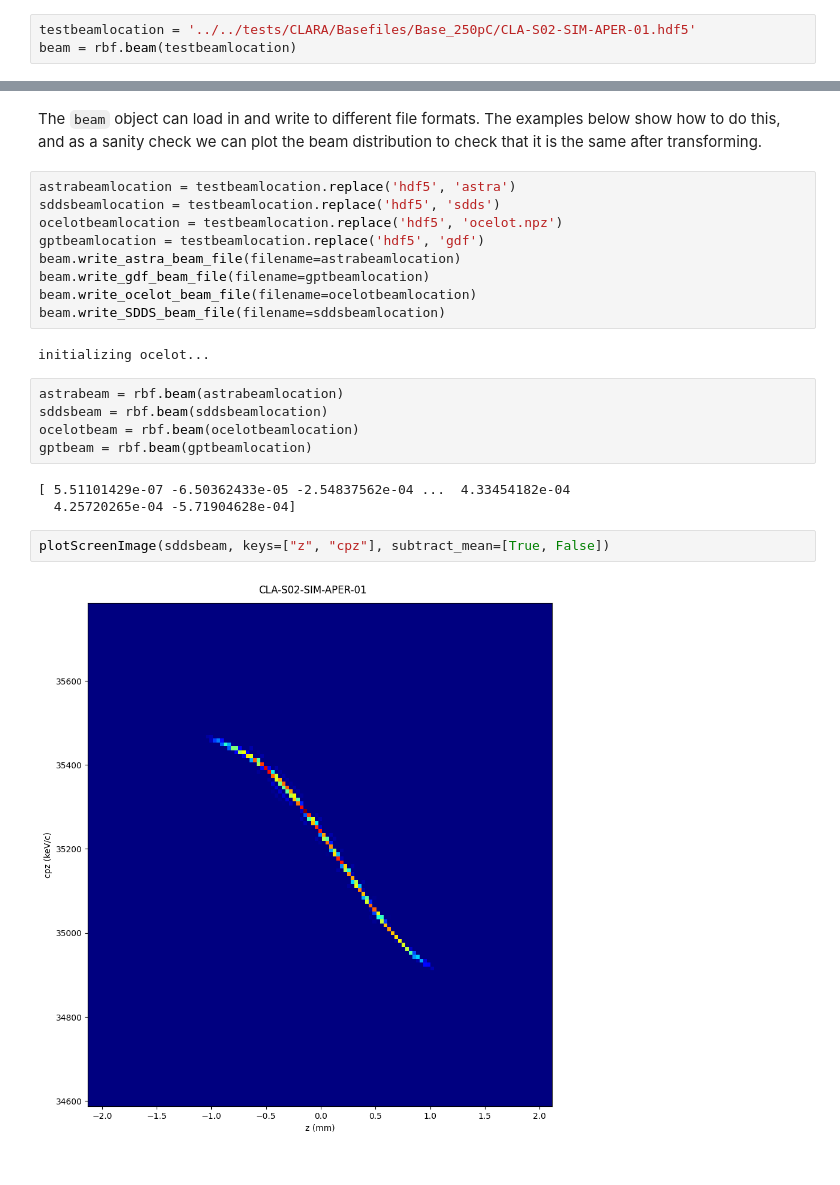
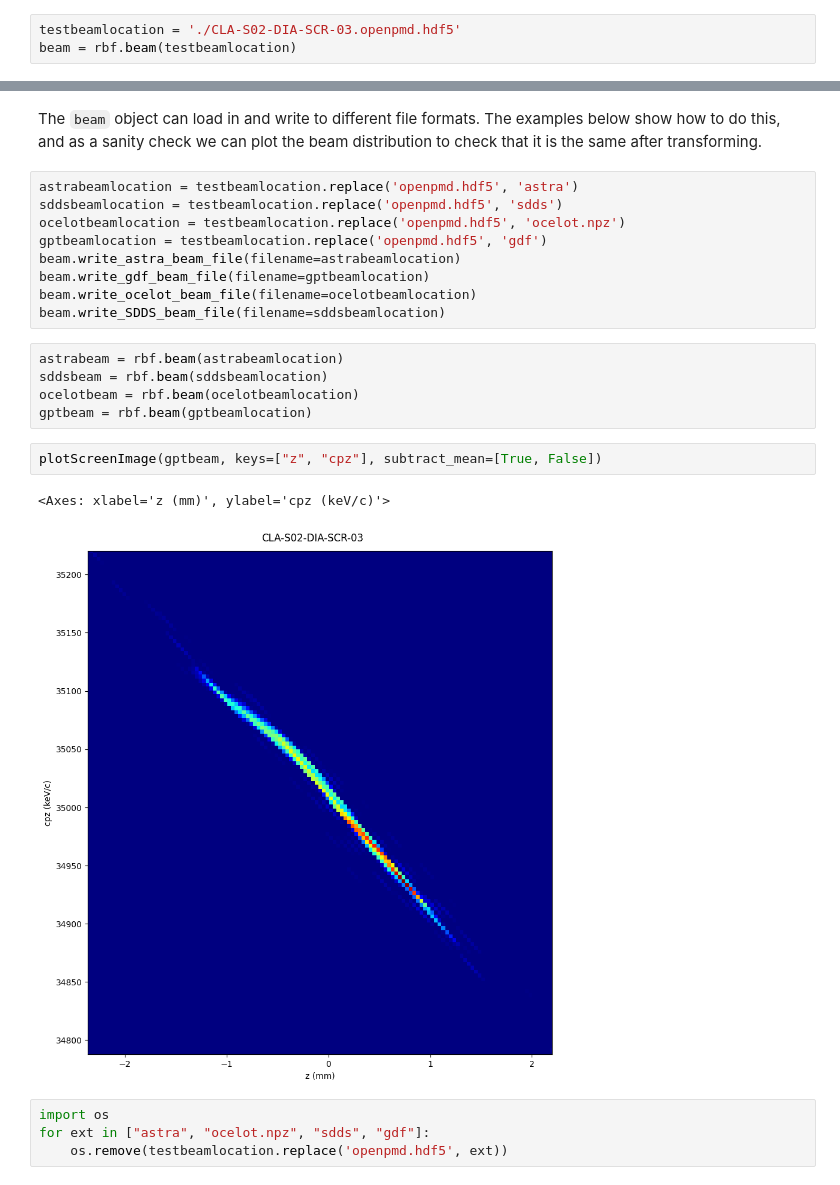
Before and after one commit to astec-stfc/simba, a Jupyter notebook: docs/source/examples/notebooks/beams_example.ipynb, the cells around one changed output, grey strips where cells are left out. Cells and saved outputs as stored; diff of their text form.

```diff
--- a/docs/source/examples/notebooks/beams_example.ipynb
+++ b/docs/source/examples/notebooks/beams_example.ipynb
@@ -28,7 +28,7 @@ from SimulationFramework.Modules.Beams.plot import (
     slice_plot,
 )
 # %%
-testbeamlocation = '../../tests/CLARA/Basefiles/Base_250pC/CLA-S02-SIM-APER-01.hdf5'
+testbeamlocation = './CLA-S02-DIA-SCR-03.openpmd.hdf5'
 beam = rbf.beam(testbeamlocation)
 # %% [markdown]
 In addition to the 6D phase space distribution [`x` (m), `y` (m), `z` (m) / `t` (s), `px` (kg*m/s), `py` (kg*m/s), `pz` (kg*m/s)] , the following properties are derived:
@@ -179,25 +181,25 @@ beam.Particles.centroids.model_dump()
 # %% [markdown]
 The `beam` object can load in and write to different file formats. The examples below show how to do this, and as a sanity check we can plot the beam distribution to check that it is the same after transforming.
 # %%
-astrabeamlocation = testbeamlocation.replace('hdf5', 'astra')
-sddsbeamlocation = testbeamlocation.replace('hdf5', 'sdds')
-ocelotbeamlocation = testbeamlocation.replace('hdf5', 'ocelot.npz')
-gptbeamlocation = testbeamlocation.replace('hdf5', 'gdf')
+astrabeamlocation = testbeamlocation.replace('openpmd.hdf5', 'astra')
+sddsbeamlocation = testbeamlocation.replace('openpmd.hdf5', 'sdds')
+ocelotbeamlocation = testbeamlocation.replace('openpmd.hdf5', 'ocelot.npz')
+gptbeamlocation = testbeamlocation.replace('openpmd.hdf5', 'gdf')
 beam.write_astra_beam_file(filename=astrabeamlocation)
 beam.write_gdf_beam_file(filename=gptbeamlocation)
 beam.write_ocelot_beam_file(filename=ocelotbeamlocation)
 beam.write_SDDS_beam_file(filename=sddsbeamlocation)
-# %% [output]
-initializing ocelot...
 # %%
 astrabeam = rbf.beam(astrabeamlocation)
 sddsbeam = rbf.beam(sddsbeamlocation)
 ocelotbeam = rbf.beam(ocelotbeamlocation)
 gptbeam = rbf.beam(gptbeamlocation)
-# %% [output]
-[ 5.51101429e-07 -6.50362433e-05 -2.54837562e-04 ...  4.33454182e-04
-  4.25720265e-04 -5.71904628e-04]
 # %%
-plotScreenImage(sddsbeam, keys=["z", "cpz"], subtract_mean=[True, False])
+plotScreenImage(gptbeam, keys=["z", "cpz"], subtract_mean=[True, False])
 # %% [output]
+<Axes: xlabel='z (mm)', ylabel='cpz (keV/c)'>
-[figure, old version]
+[figure, new version]
+# %%
+import os
+for ext in ["astra", "ocelot.npz", "sdds", "gdf"]:
+    os.remove(testbeamlocation.replace('openpmd.hdf5', ext))
```
Also changed, not shown: parts of 13 cells of this notebook, 39 other files.
